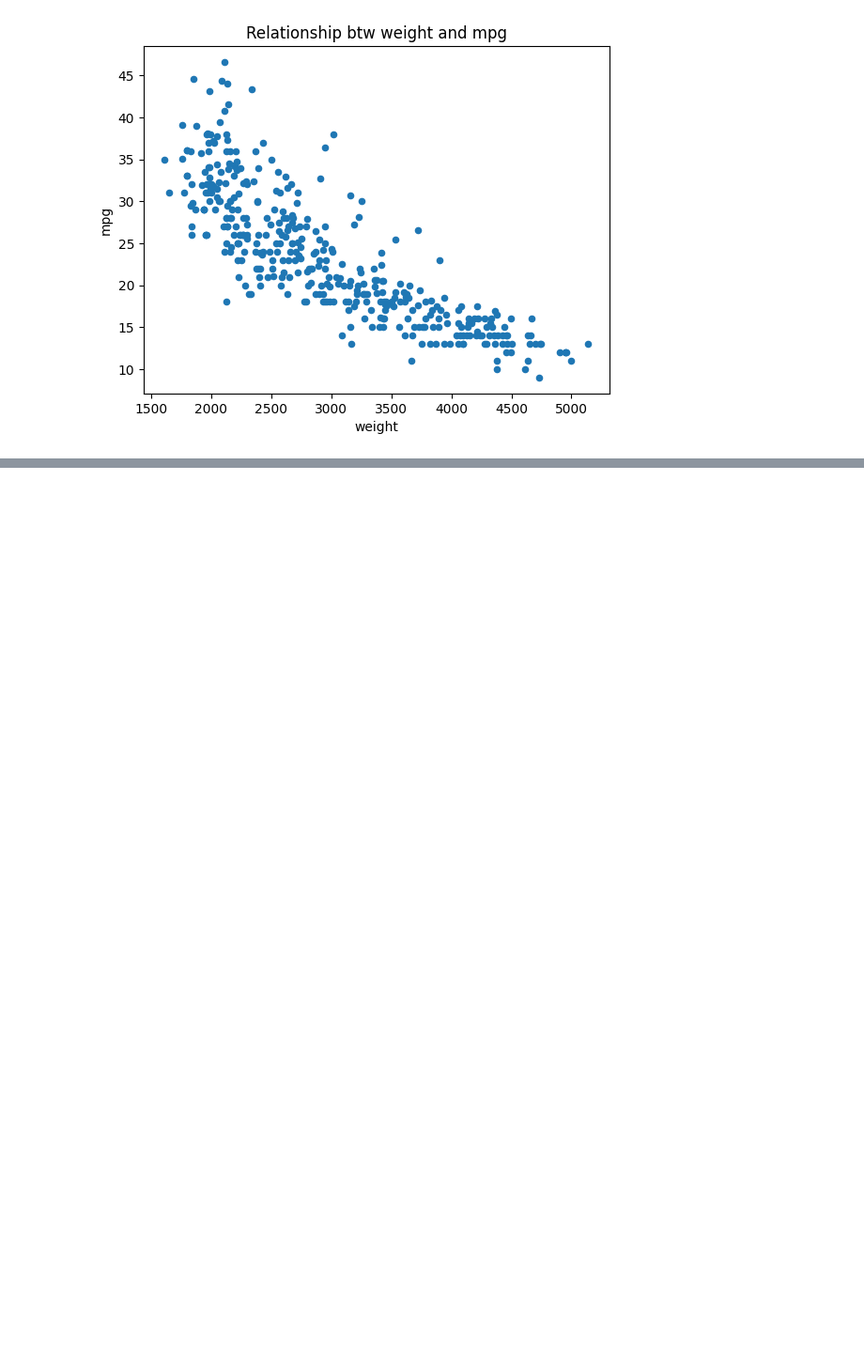
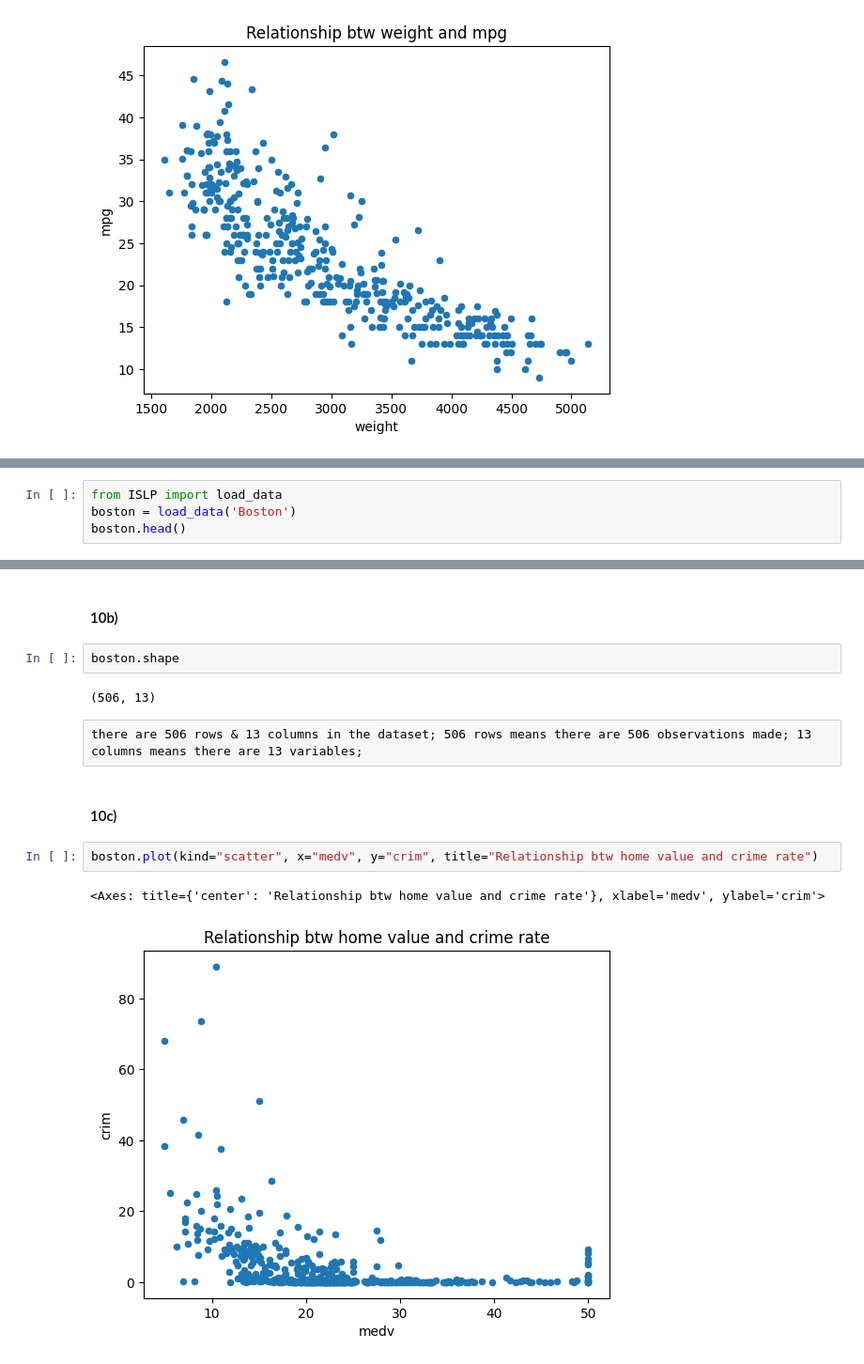
Before and after one commit to caoa0816/ISLP_labs, a Jupyter notebook: ch02/Ch02-exercise.ipynb, the cells around one changed output, grey strips where cells are left out. Shown at 94% size. Cells and saved outputs as stored; diff of their text form; blank space fills up the shorter version.

```diff
--- a/ch02/Ch02-exercise.ipynb
+++ b/ch02/Ch02-exercise.ipynb
@@ -167,0 +172,4 @@ auto.plot(kind="scatter", x="weight", y="mpg", title="Relationship btw weight an
+# %%
+from ISLP import load_data
+boston = load_data('Boston')
+boston.head()
@@ -167,0 +183,15 @@ auto.plot(kind="scatter", x="weight", y="mpg", title="Relationship btw weight an
+# %% [markdown]
+#### 10b)
+# %%
+boston.shape
+# %% [output]
+(506, 13)
+# %% [raw]
+there are 506 rows & 13 columns in the dataset; 506 rows means there are 506 observations made; 13 columns means there are 13 variables;
+# %% [markdown]
+#### 10c)
+# %%
+boston.plot(kind="scatter", x="medv", y="crim", title="Relationship btw home value and crime rate")
+# %% [output]
+<Axes: title={'center': 'Relationship btw home value and crime rate'}, xlabel='medv', ylabel='crim'>
+[figure, added]
```
Also changed, not shown: parts of 12 cells of this notebook.
